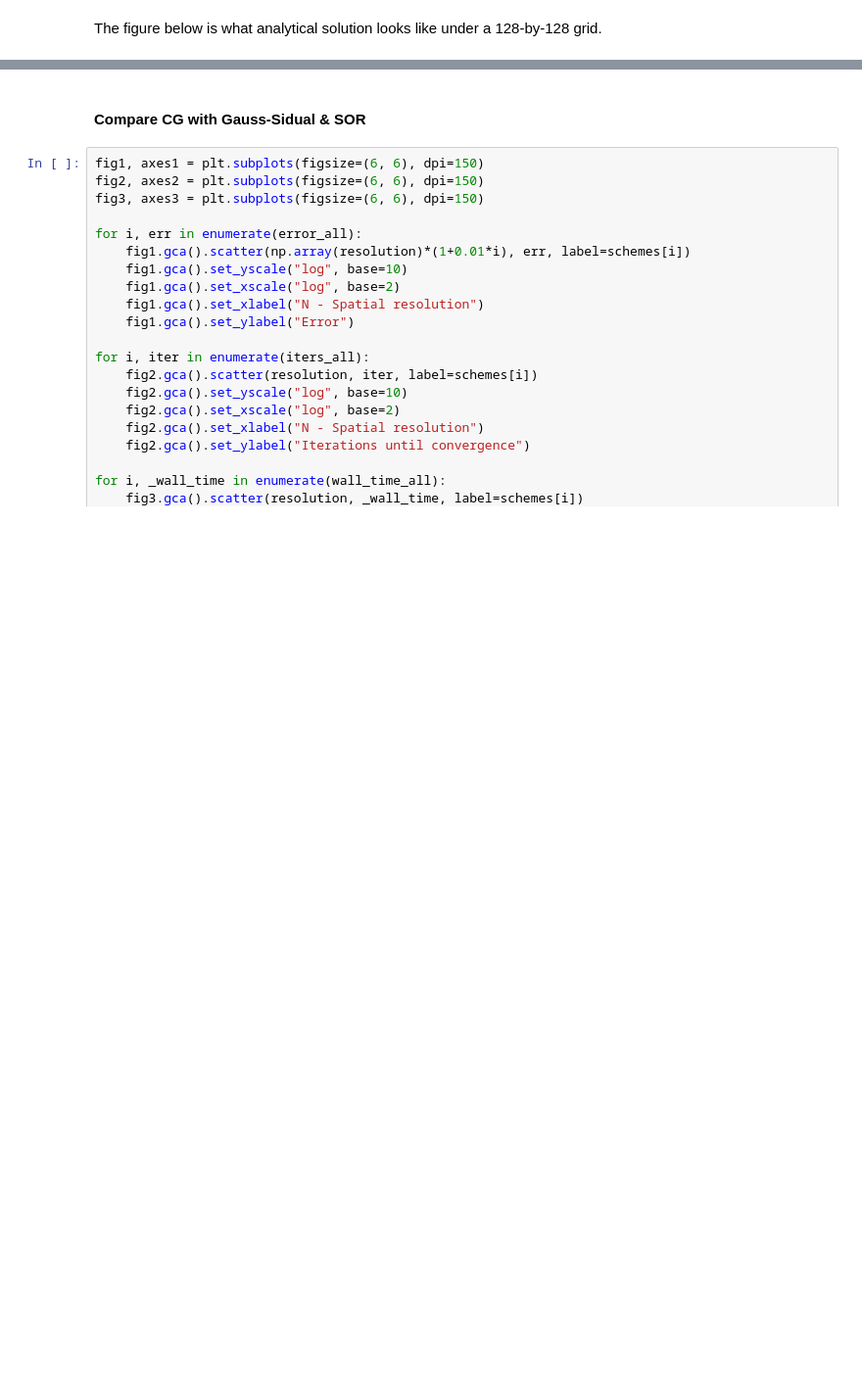
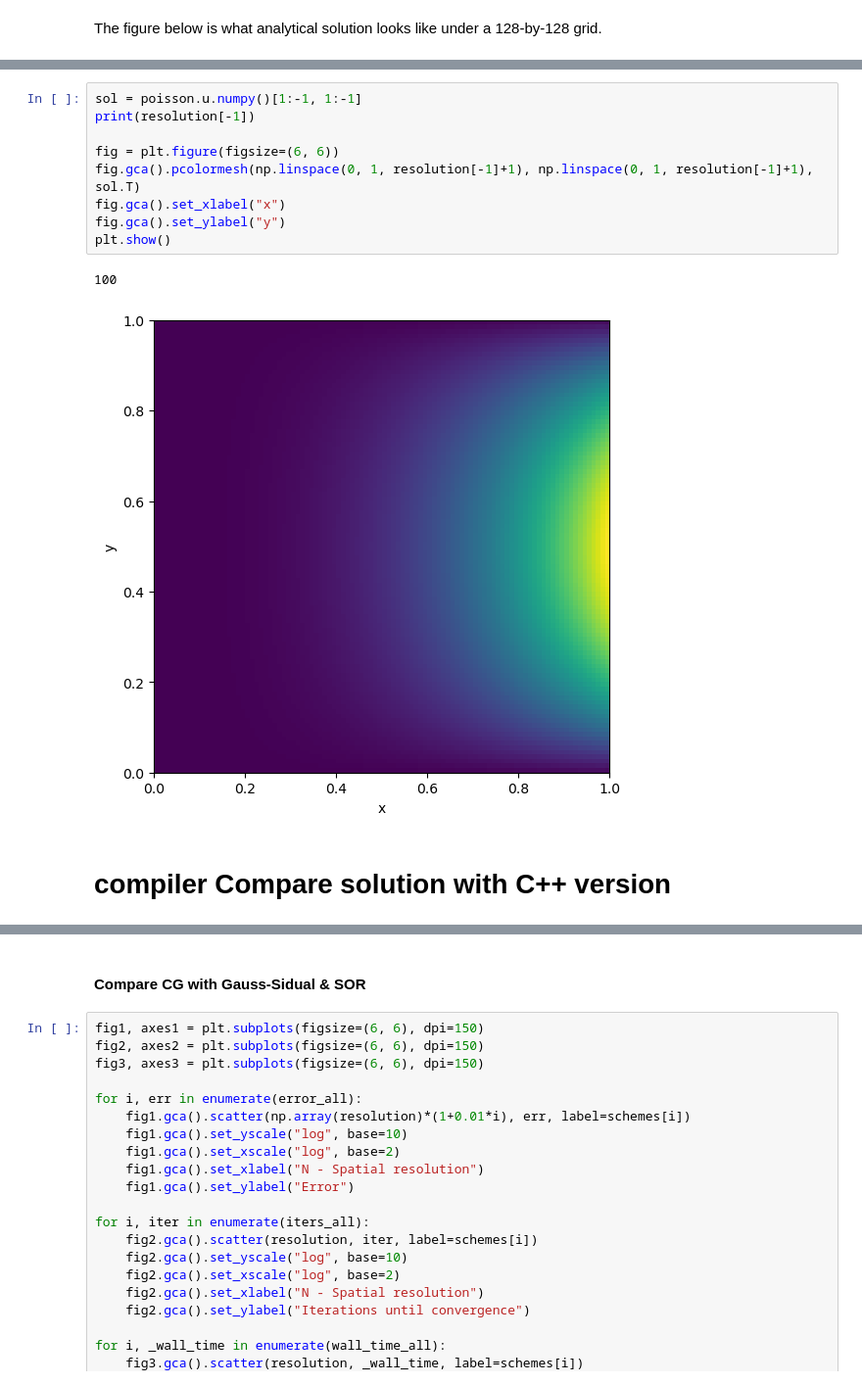
Before and after one commit to hsinfan1996/CGPoisson, a Jupyter notebook: demo_pytorch.ipynb, the cells around one changed output, grey strips where cells are left out. Shown at 98% size. Drawn from its saved outputs; the diff is of its cells as text; blank space fills up the shorter version.

```diff
--- a/demo_pytorch.ipynb
+++ b/demo_pytorch.ipynb
@@ -94,0 +97,14 @@ for scheme in schemes:
+# %%
+sol = poisson.u.numpy()[1:-1, 1:-1]
+print(resolution[-1])
+
+fig = plt.figure(figsize=(6, 6))
+fig.gca().pcolormesh(np.linspace(0, 1, resolution[-1]+1), np.linspace(0, 1, resolution[-1]+1), sol.T)
+fig.gca().set_xlabel("x")
+fig.gca().set_ylabel("y")
+plt.show()
+# %% [output]
+100
+[figure, added]
+# %% [markdown]
+# compiler Compare solution with C++ version
```
Also changed, not shown: parts of 11 cells of this notebook, 2 other files.
